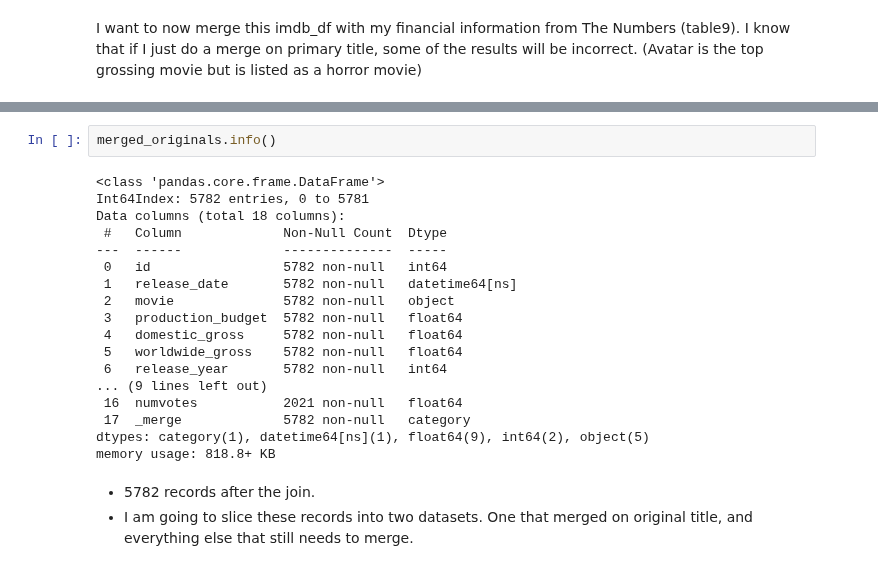
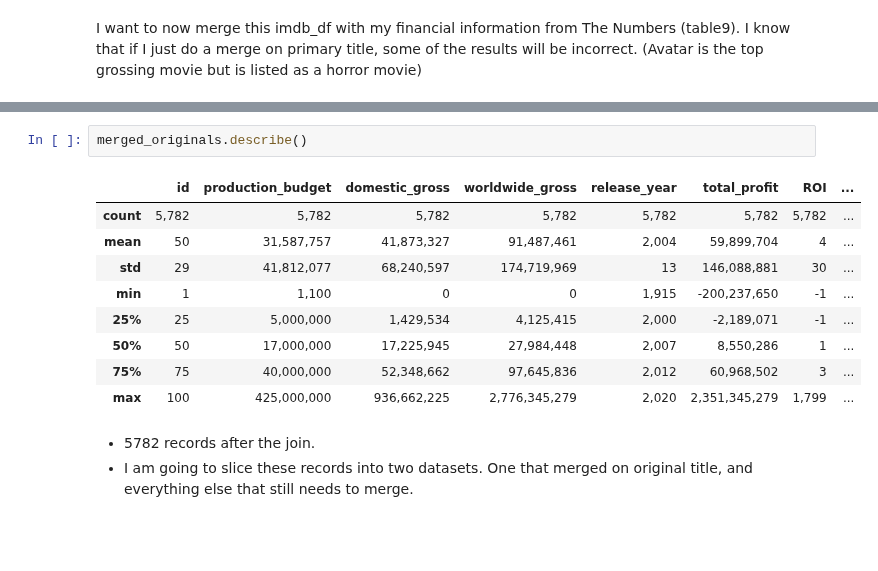
Before and after one commit to jxn628/dsc-phase-1-project, a Jupyter notebook: student.ipynb, the cells around one changed output, grey strips where cells are left out. Saved outputs shown, nothing was run; the diff lists cells and outputs as text; blank space fills up the shorter version.

```diff
--- a/student.ipynb
+++ b/student.ipynb
@@ -330,25 +330,17 @@ merged_originals.head()
 | 3 | 7 | 2018-04-27 | Avengers: Infinity War | 300,000,000 | 678,815,482 | 2,048,134,200 | 2018 | ... |
 | 4 | 34 | 2015-06-12 | Jurassic World | 215,000,000 | 652,270,625 | 1,648,854,864 | 2015 | ... |
 # %%
-merged_originals.info()
+merged_originals.describe()
 # %% [output]
-<class 'pandas.core.frame.DataFrame'>
-Int64Index: 5782 entries, 0 to 5781
-Data columns (total 18 columns):
- #   Column             Non-Null Count  Dtype
----  ------             --------------  -----
- 0   id                 5782 non-null   int64
- 1   release_date       5782 non-null   datetime64[ns]
- 2   movie              5782 non-null   object
- 3   production_budget  5782 non-null   float64
- 4   domestic_gross     5782 non-null   float64
- 5   worldwide_gross    5782 non-null   float64
- 6   release_year       5782 non-null   int64
-... (9 lines left out)
- 16  numvotes           2021 non-null   float64
- 17  _merge             5782 non-null   category
-dtypes: category(1), datetime64[ns](1), float64(9), int64(2), object(5)
-memory usage: 818.8+ KB
+|  | id | production_budget | domestic_gross | worldwide_gross | release_year | total_profit | ROI | ... |
+| count | 5,782 | 5,782 | 5,782 | 5,782 | 5,782 | 5,782 | 5,782 | ... |
+| mean | 50 | 31,587,757 | 41,873,327 | 91,487,461 | 2,004 | 59,899,704 | 4 | ... |
+| std | 29 | 41,812,077 | 68,240,597 | 174,719,969 | 13 | 146,088,881 | 30 | ... |
+| min | 1 | 1,100 | 0 | 0 | 1,915 | -200,237,650 | -1 | ... |
+| 25% | 25 | 5,000,000 | 1,429,534 | 4,125,415 | 2,000 | -2,189,071 | -1 | ... |
+| 50% | 50 | 17,000,000 | 17,225,945 | 27,984,448 | 2,007 | 8,550,286 | 1 | ... |
+| 75% | 75 | 40,000,000 | 52,348,662 | 97,645,836 | 2,012 | 60,968,502 | 3 | ... |
+| max | 100 | 425,000,000 | 936,662,225 | 2,776,345,279 | 2,020 | 2,351,345,279 | 1,799 | ... |
 # %% [markdown]
 - 5782 records after the join.
 - I am going to slice these records into two datasets. One that merged on original title, and everything else that still needs to merge.
```
Also changed, not shown: parts of 61 cells of this notebook.
